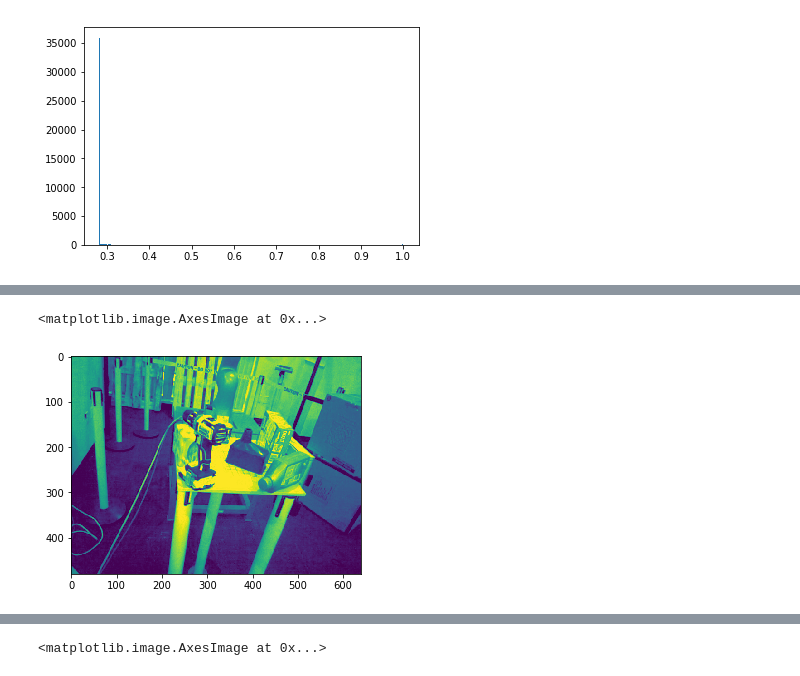
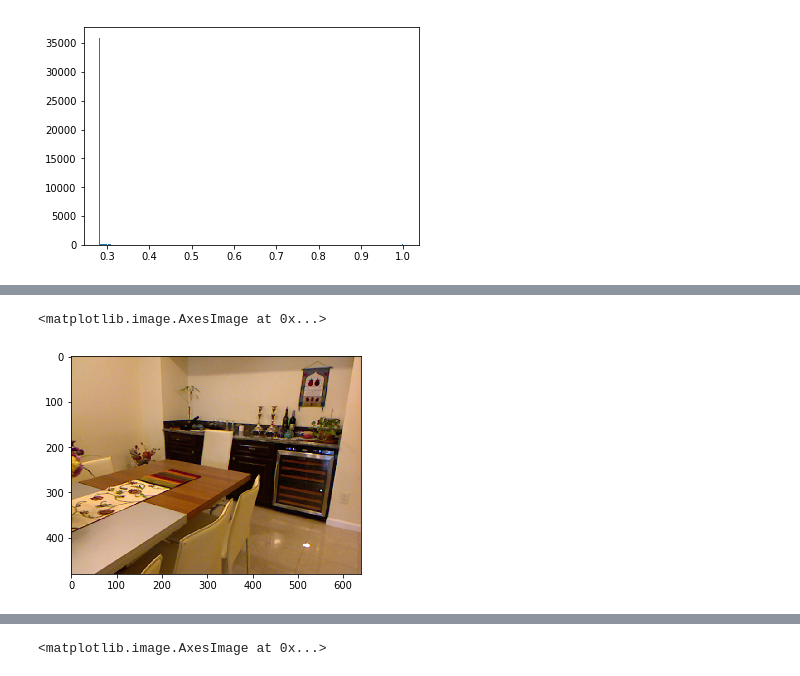
Before and after one commit to RobotLocomotion/spartan, a Jupyter notebook: src/DepthSim/python/pixel-wise-cnnNew.ipynb, the cells around one changed output, grey strips where cells are left out. Saved outputs shown, nothing was run; the diff lists cells and outputs as text; code cells hidden in the pictures.

Commit message:
custom generator for loading training data:

```diff
--- a/src/DepthSim/python/pixel-wise-cnnNew.ipynb
+++ b/src/DepthSim/python/pixel-wise-cnnNew.ipynb
@@ -249,7 +285,7 @@ Use ``imageio.imread`` instead.
 # %%
 img_height = 480 #check with old params
 img_width = 640
-inputs = Input((img_height, img_width,7))
+inputs = Input((img_height, img_width,3))
 # %%
 #crop = Cropping2D(cropping=((0, 0), (0, 0)), data_format=None)
 conv1 = Conv2D(4, 3, activation = 'relu', padding = 'same', kernel_initializer = 'he_normal',data_format='channels_last')(inputs)
@@ -374,10 +410,22 @@ Non-trainable params: 0
 __________________________________________________________________________________________________
 None
 # %%
-model.load_weights('unet_7channelfixed_batchsize4.hdf5')
+#model.load_weights('unet_7channelfixed_batchsize4.hdf5')
+# %%
+class Image_Saver(Callback):
+    def on_train_begin(self,logs={}):
+        pass
+
+    def on_batch_end(self, batch, logs={}):
+        if type(batch)!=int:
+            x=self.model.predict_on_batch(batch)
+            writer = tf.summary.FileWriter('/media/drc/DATA/tensor_log')
+            writer.add_summary(tf.summary.image('input', x[0]))
+save = Image_Saver()
 # %%
-model_checkpoint = ModelCheckpoint('unet_7channelfixed_batchsize4.hdf5', monitor='loss',verbose=1, save_best_only=True)
+model_checkpoint = ModelCheckpoint('net_rgbnyu_batchsize8.hdf5', monitor='loss',verbose=1, save_best_only=True)
+check2 = TensorBoard(log_dir='/media/drc/DATA/tensor_log', histogram_freq=0, batch_size=8, write_graph=True, write_grads=True, write_images=True, embeddings_freq=0, embeddings_layer_names=None, embeddings_metadata=None)
 print('Fitting model...')
-model.fit_generator(gen, nb_epoch=100,steps_per_epoch=100, verbose=1, shuffle=True, callbacks=[model_checkpoint])
+model.fit_generator(gen, nb_epoch=10000,steps_per_epoch=100, verbose=1, shuffle=True, callbacks=[model_checkpoint,check2,save])
 # %% [output]
 Fitting model...
@@ -425,10 +473,10 @@ NameError: name 'gen' is not defined
 # %%
 %matplotlib inline
-img = np.reshape(X_Test[0][:,:,4],(img_height,img_width))
+img = np.reshape(X_Test[0][:,:,:],(img_height,img_width,3))
 plt.imshow(img)
 # %% [output]
 <matplotlib.image.AxesImage at 0x...>
-[figure, old version]
+[figure, new version]
 # %%
 %matplotlib inline
 img = np.reshape(imgs_mask_test[0],(img_height,img_width))
```
Also changed, not shown: parts of 14 cells of this notebook.
